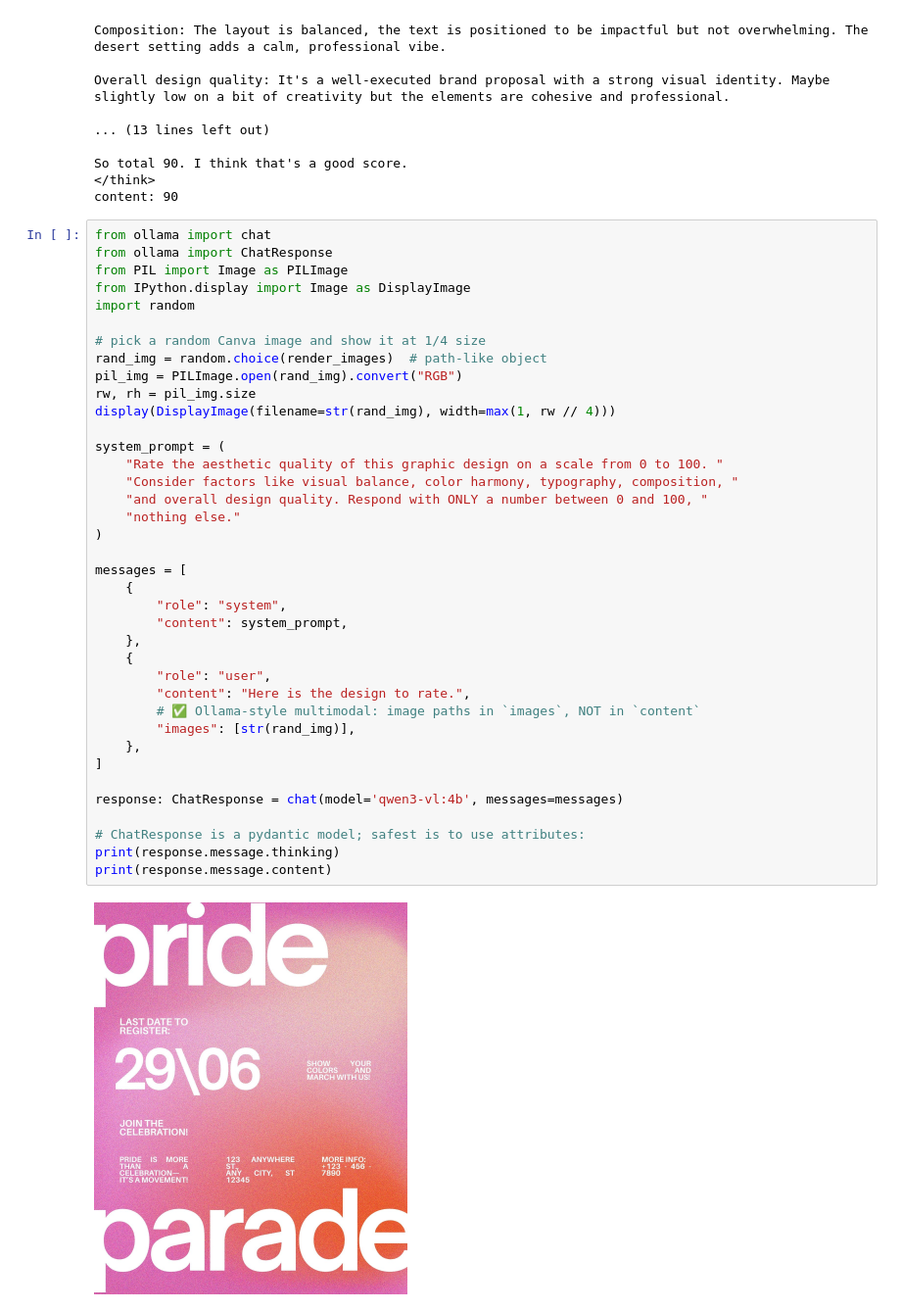
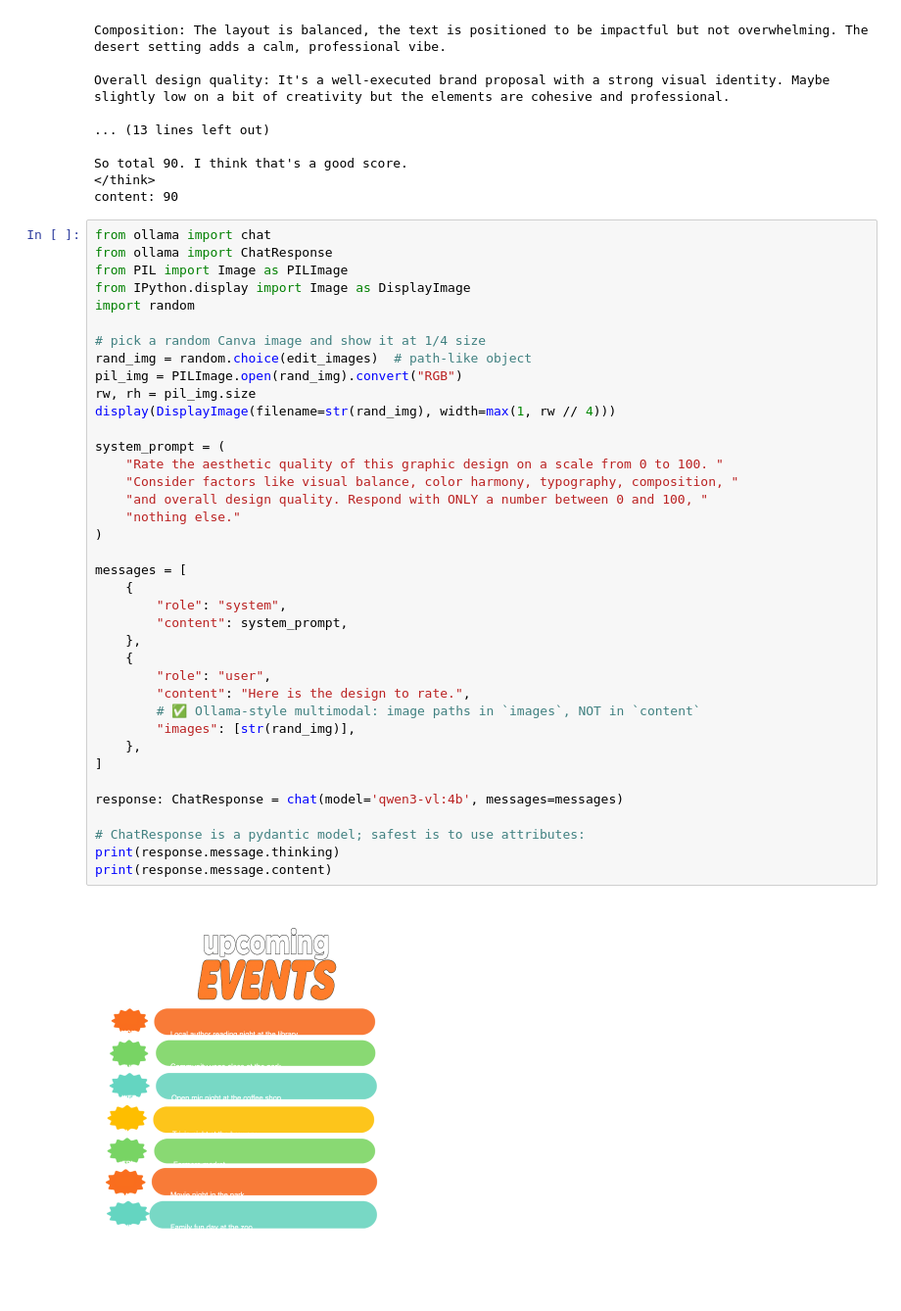
Before and after one commit to DaveFerBear/reconstruction-research, a Jupyter notebook: notebooks/qwen3.ipynb, the cells around one changed output. Shown at 98% size. Saved outputs shown, nothing was run; the diff lists cells and outputs as text.

```diff
--- a/notebooks/qwen3.ipynb
+++ b/notebooks/qwen3.ipynb
@@ -114,35 +114,35 @@ from IPython.display import Image as DisplayImage
 import random
 
 # pick a random Canva image and show it at 1/4 size
-rand_img = random.choice(render_images)  # path-like object
+rand_img = random.choice(edit_images)  # path-like object
 pil_img = PILImage.open(rand_img).convert("RGB")
 rw, rh = pil_img.size
 display(DisplayImage(filename=str(rand_img), width=max(1, rw // 4)))
 
 system_prompt = (
     "Rate the aesthetic quality of this graphic design on a scale from 0 to 100. "
     "Consider factors like visual balance, color harmony, typography, composition, "
     "and overall design quality. Respond with ONLY a number between 0 and 100, "
     "nothing else."
 )
 
 messages = [
     {
         "role": "system",
         "content": system_prompt,
     },
     {
         "role": "user",
         "content": "Here is the design to rate.",
         # ✅ Ollama-style multimodal: image paths in `images`, NOT in `content`
         "images": [str(rand_img)],
     },
 ]
 
 response: ChatResponse = chat(model='qwen3-vl:4b', messages=messages)
 
 # ChatResponse is a pydantic model; safest is to use attributes:
 print(response.message.thinking)
 print(response.message.content)
 # %% [output]
-[figure, old version]
+[figure, new version]
```
Also changed, not shown: parts of 1 cell of this notebook.
